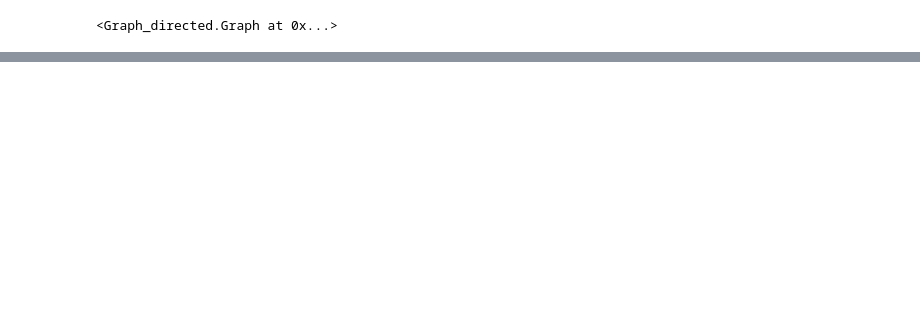
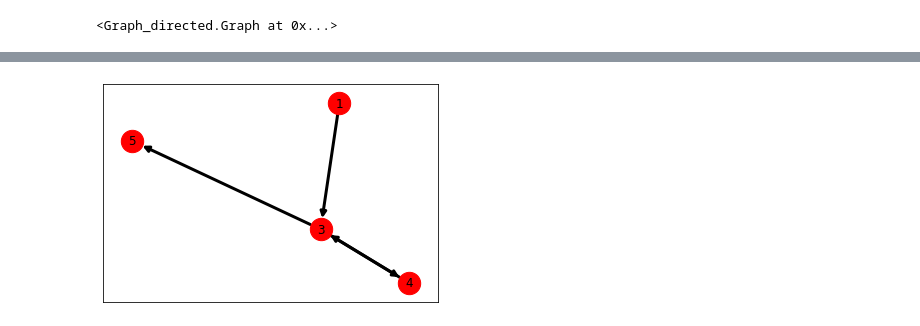
Before and after one commit to cuongducle/GA_VNF_Routing, a Jupyter notebook: tsp.ipynb, the cells around one changed output, grey strips where cells are left out. Drawn from its saved outputs; the diff is of its cells as text; code cells hidden in the pictures; blank space fills up the shorter version.

```diff
--- a/tsp.ipynb
+++ b/tsp.ipynb
@@ -123,0 +198,4 @@ graph.setAdjacent('d', 'e', 6)
+# %%
+draw(input_graph,'13435')
+# %% [output]
+[figure, added]
```
Also changed, not shown: parts of 23 cells of this notebook.
